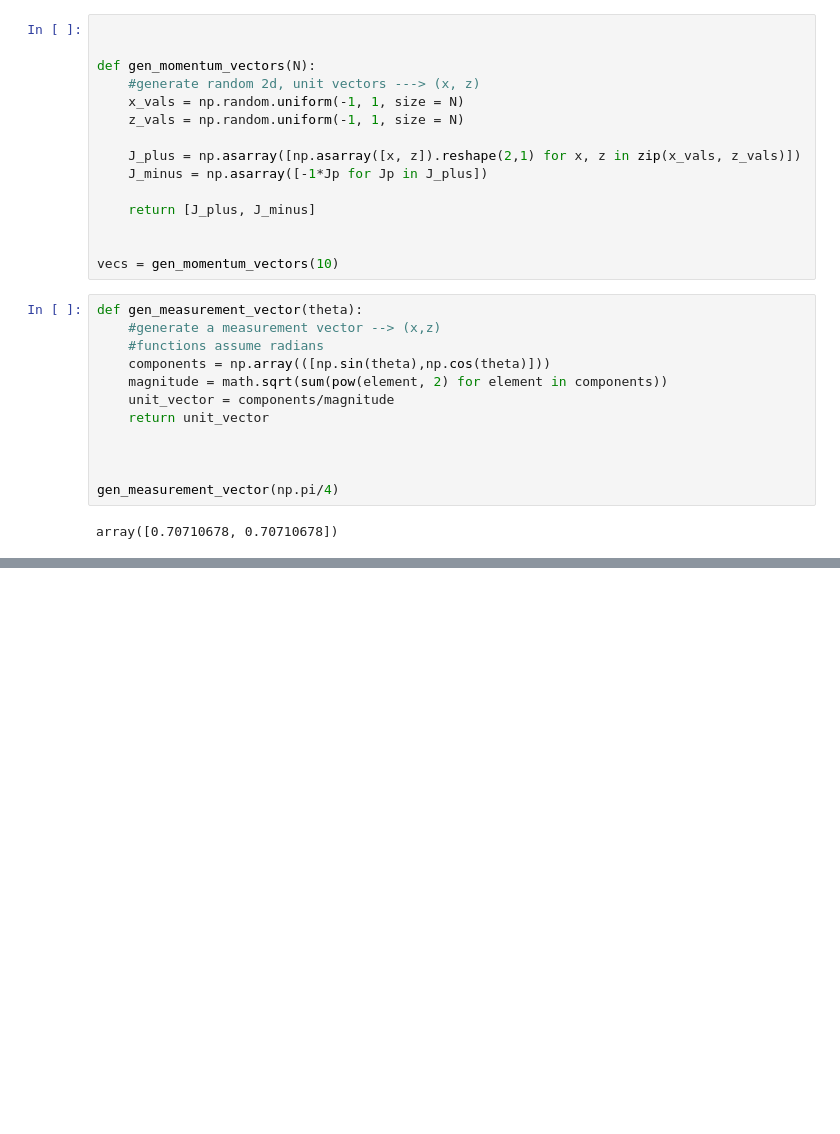
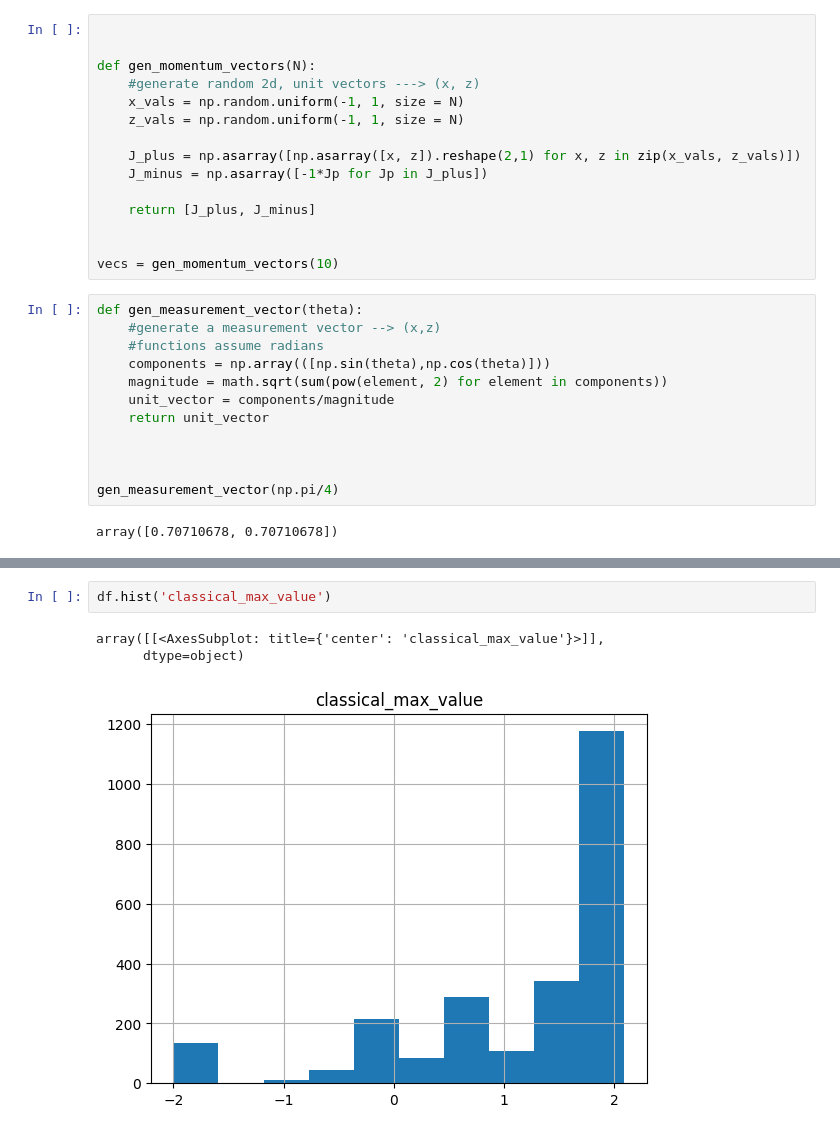
Before and after one commit to jacobsc050/Problem-3, a Jupyter notebook: problem31.ipynb, the cells around one changed output, grey strips where cells are left out. Cells and saved outputs as stored; diff of their text form; blank space fills up the shorter version.

```diff
--- a/problem31.ipynb
+++ b/problem31.ipynb
@@ -344,0 +492,6 @@ df[df['classical_max_value'] > 2]
+# %%
+df.hist('classical_max_value')
+# %% [output]
+array([[<AxesSubplot: title={'center': 'classical_max_value'}>]],
+      dtype=object)
+[figure, added]
```
Also changed, not shown: parts of 10 cells of this notebook, 3 other files.
